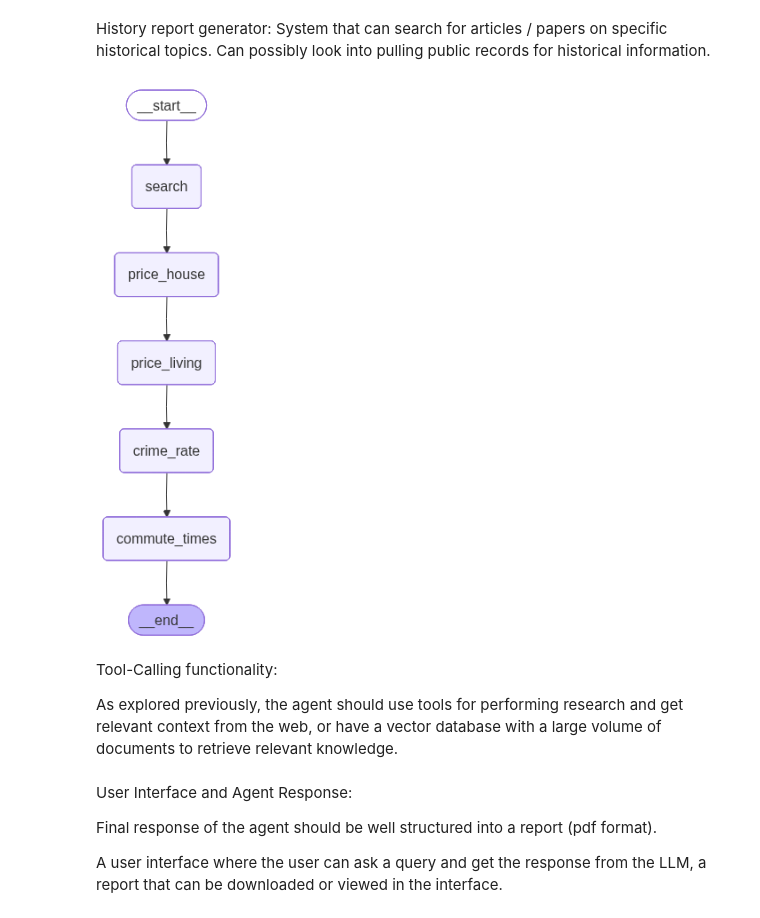
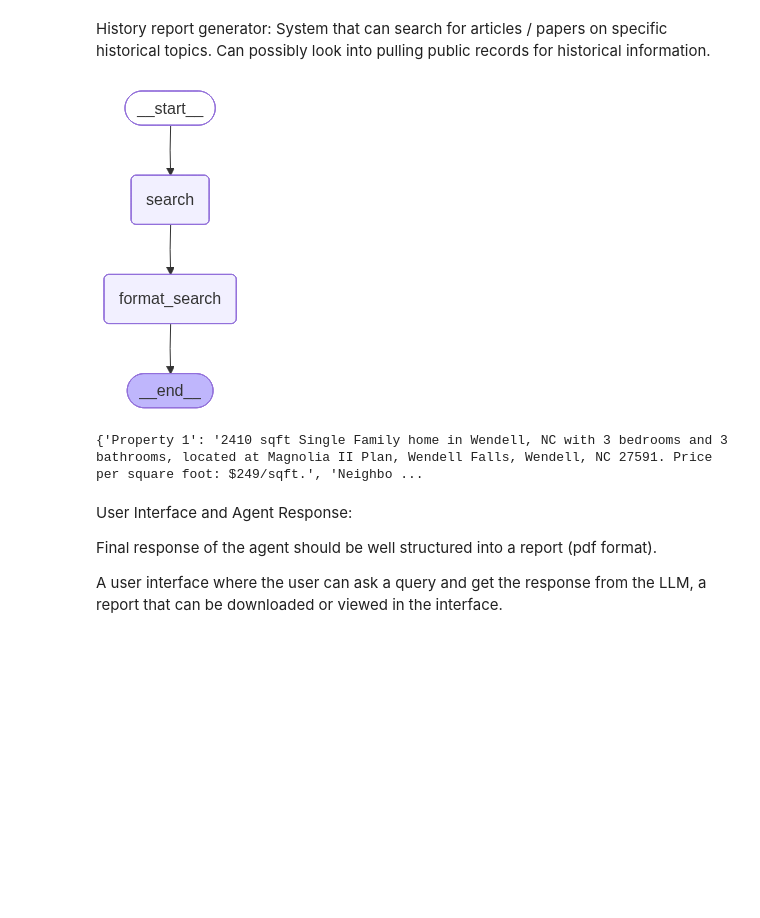
Before and after one commit to zerg26/minproject2, a Jupyter notebook: miniproject2.ipynb, the cells around one changed output. Drawn from its saved outputs; the diff is of its cells as text; code cells hidden in the pictures; blank space fills up the shorter version.

```diff
--- a/miniproject2.ipynb
+++ b/miniproject2.ipynb
@@ -45,13 +47,11 @@ load_dotenv()
 tavily_client = TavilyClient(api_key=os.getenv("TAVILY_API_KEY"))
 os.environ["GROQ_API_KEY"] = os.getenv('GROQ_API_KEY')
 # %%
-class State(TypedDict):
-    query: list
-    response: Optional[str]
-    approved: Optional[bool]
-    memory: list
-    # budget: Optional[int]
-    results: Optional[dict]
+class RealEstateSearchState(TypedDict):
+    query: str
+    preferences: Optional[Dict]
+    results: Optional[list]
+    final: Optional[Dict]
 # %%
 model_name = "llama-3.1-8b-instant"
 # %% [markdown]
@@ -124,36 +176,28 @@ def commute_times(state: State) -> State:
 # %%
-graph = StateGraph(State)
+agent1 = StateGraph(RealEstateSearchState)
 
 # Add your function nodes
-graph.add_node("search", search)
-graph.add_node("price_house", price_house)
-graph.add_node("price_living", price_living)
-graph.add_node("crime_rate", crime_rate)
-graph.add_node("commute_times", commute_times)
+agent1.add_node("search", search)
+agent1.add_node("format_search", format_search)
+
+
+# Set entry point
+agent1.set_entry_point("search")
 
 # Define execution order
-graph.add_edge("search", "price_house")
-graph.add_edge("price_house", "price_living")
-graph.add_edge("price_living", "crime_rate")
-graph.add_edge("crime_rate", "commute_times")
-graph.add_edge("commute_times", END)
 
-# Set entry point
-graph.set_entry_point("search")
+agent1.add_edge("search", "format_search")
+agent1.add_edge("format_search", END)
 
 # Compile it into a runnable chain
-graph = graph.compile()
+agent1 = agent1.compile()
 # %%
 display(
     Image(
-        graph.get_graph().draw_mermaid_png(
+        agent1.get_graph().draw_mermaid_png(
             draw_method=MermaidDrawMethod.API,
         )
     )
 )
 # %% [output]
-[figure, old version]
+[figure, new version]
-# %% [markdown]
-Tool-Calling functionality:
-
-As explored previously, the agent should use tools for performing research and get relevant context from the web, or have a vector database with a large volume of documents to retrieve relevant knowledge.
@@ -160,3 +215,8 @@ As explored previously, the agent should use tools for performing research and g
+# %%
+final_results = result.get("final")
+print(final_results)
+# %% [output]
+{'Property 1': '2410 sqft Single Family home in Wendell, NC with 3 bedrooms and 3 bathrooms, located at Magnolia II Plan, Wendell Falls, Wendell, NC 27591. Price per square foot: $249/sqft.', 'Neighbo ...
 # %% [markdown]
 User Interface and Agent Response:
 
```
Also changed, not shown: parts of 6 cells of this notebook.
